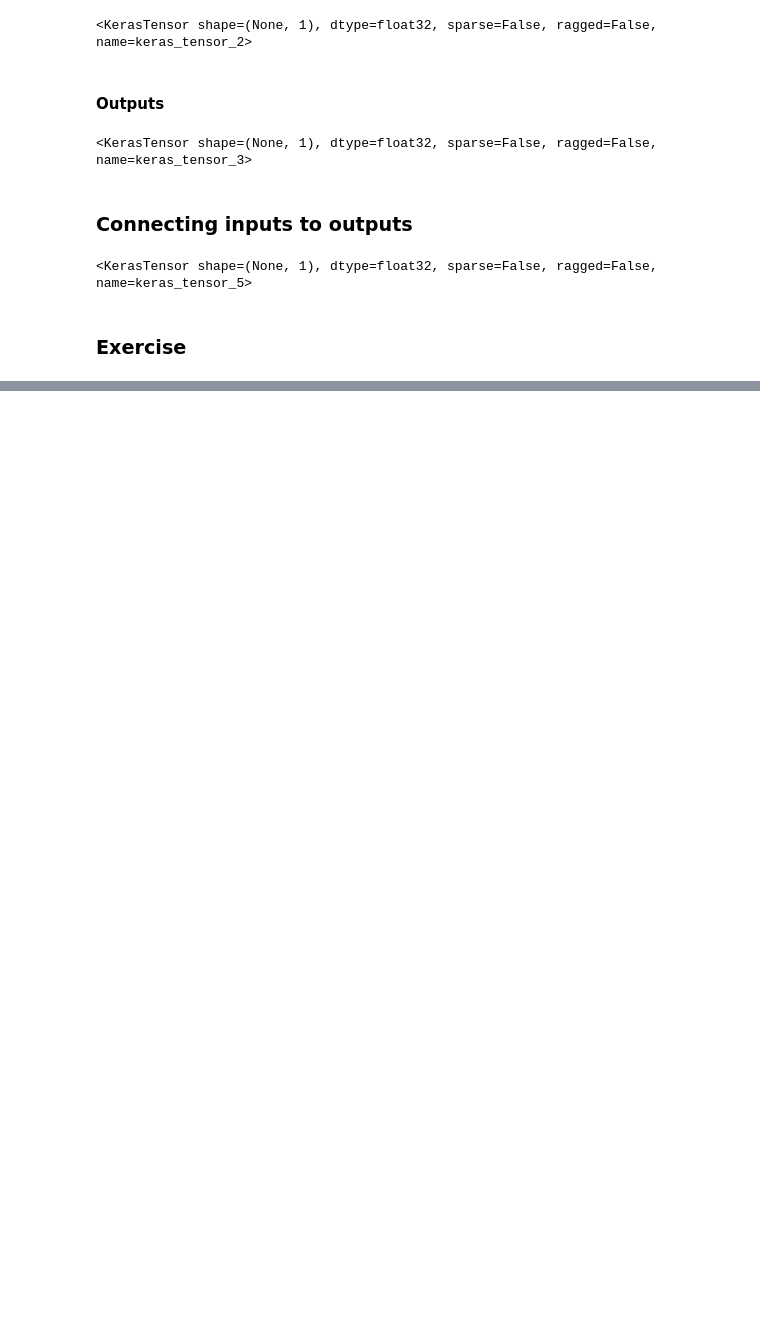
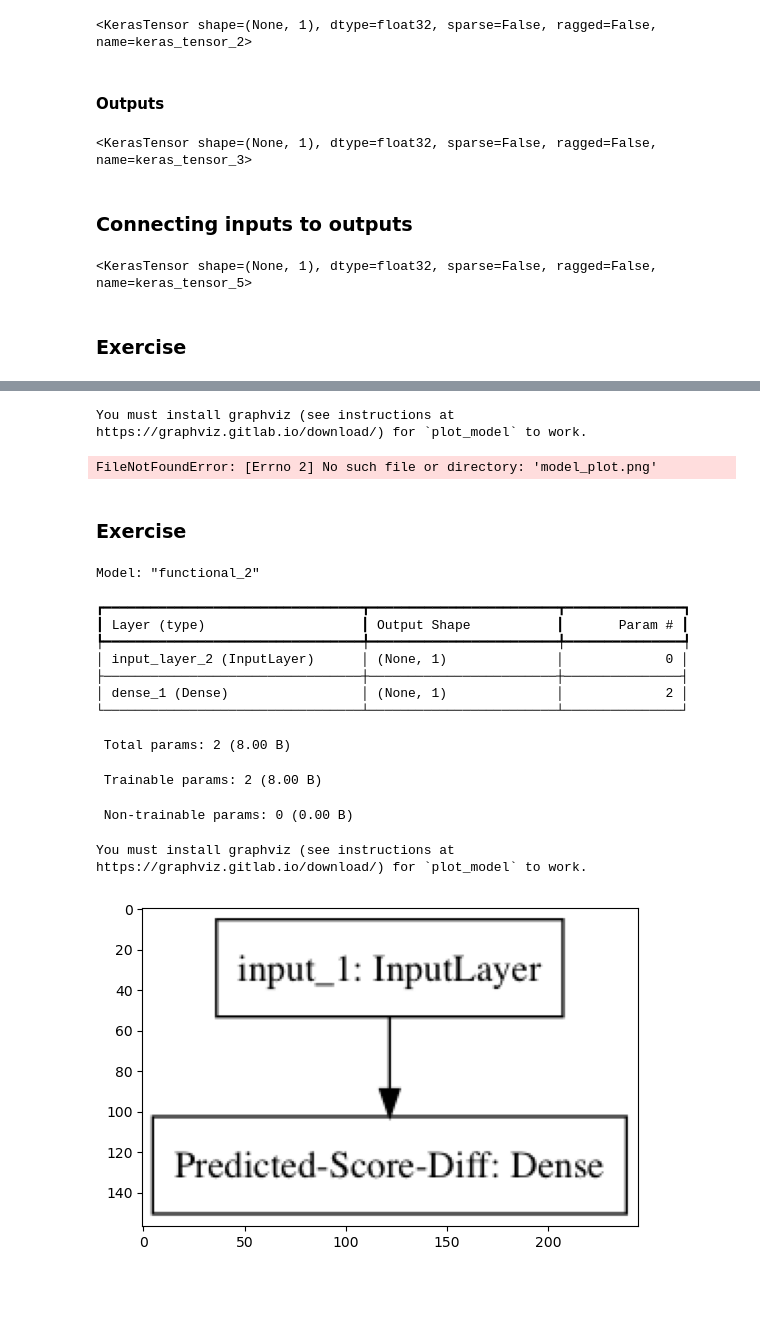
Before and after one commit to FelicityTech/AI-Engineering, a Jupyter notebook: Keras Fundamentals/Advanced Deep Learning with Keras/basketball_coll.ipynb, the cells around one changed output, grey strips where cells are left out. Cells and saved outputs as stored; diff of their text form; code cells hidden in the pictures; blank space fills up the shorter version.

Commit message:
Visualize a model

```diff
--- a/Keras Fundamentals/Advanced Deep Learning with Keras/basketball_coll.ipynb
+++ b/Keras Fundamentals/Advanced Deep Learning with Keras/basketball_coll.ipynb
@@ -66,0 +121,60 @@ output_tensor = output_layer(input_tensor)
+# %%
+from tensorflow.keras.utils import plot_model
+input_tensor = Input(shape=(1,))
+output_layer = Dense(1, name="Predicted-Score-Diff")
+output_tensor = output_layer(input_tensor)
+model = Model(inputs=input_tensor, outputs=output_tensor)
+plot_model(model, to_file='model_plot.png', show_shapes=True, show_layer_names=True)
+
+from matplotlib import pyplot as plt
+img = plt.imread('model_plot.png')
+plt.imshow(img)
+plt.show()
+# %% [output]
+You must install graphviz (see instructions at https://graphviz.gitlab.io/download/) for `plot_model` to work.
+FileNotFoundError: [Errno 2] No such file or directory: 'model_plot.png'
+# %% [markdown]
+### Exercise
+# %%
+# Input/dense/output layers
+from tensorflow.keras.layers import Input, Dense
+input_tensor = Input(shape=(1,))
+output_tensor = Dense(1)(input_tensor)
+
+# Build the model
+from tensorflow.keras.models import Model
+model = Model(input_tensor, output_tensor)
+# %%
+# Compile the model
+model.compile(optimizer='adam', loss='mean_absolute_error')
+# %%
+# Import the plotting function
+from tensorflow.keras.utils import plot_model
+import matplotlib.pyplot as plt
+
+# Summarize the model
+model.summary()
+
+# Plot the model
+plot_model(model, to_file='image.png')
+
+# Display the image
+data = plt.imread('image.png')
+plt.imshow(data)
+plt.show()
+# %% [output]
+Model: "functional_2"
+┏━━━━━━━━━━━━━━━━━━━━━━━━━━━━━━━━━┳━━━━━━━━━━━━━━━━━━━━━━━━┳━━━━━━━━━━━━━━━┓
+┃ Layer (type)                    ┃ Output Shape           ┃       Param # ┃
+┡━━━━━━━━━━━━━━━━━━━━━━━━━━━━━━━━━╇━━━━━━━━━━━━━━━━━━━━━━━━╇━━━━━━━━━━━━━━━┩
+│ input_layer_2 (InputLayer)      │ (None, 1)              │             0 │
+├─────────────────────────────────┼────────────────────────┼───────────────┤
+│ dense_1 (Dense)                 │ (None, 1)              │             2 │
+└─────────────────────────────────┴────────────────────────┴───────────────┘
+ Total params: 2 (8.00 B)
+ Trainable params: 2 (8.00 B)
+ Non-trainable params: 0 (0.00 B)
+You must install graphviz (see instructions at https://graphviz.gitlab.io/download/) for `plot_model` to work.
+[figure, added]
+# %% [markdown]
+####
```
Also changed, not shown: parts of 5 cells of this notebook, 2 other files.
